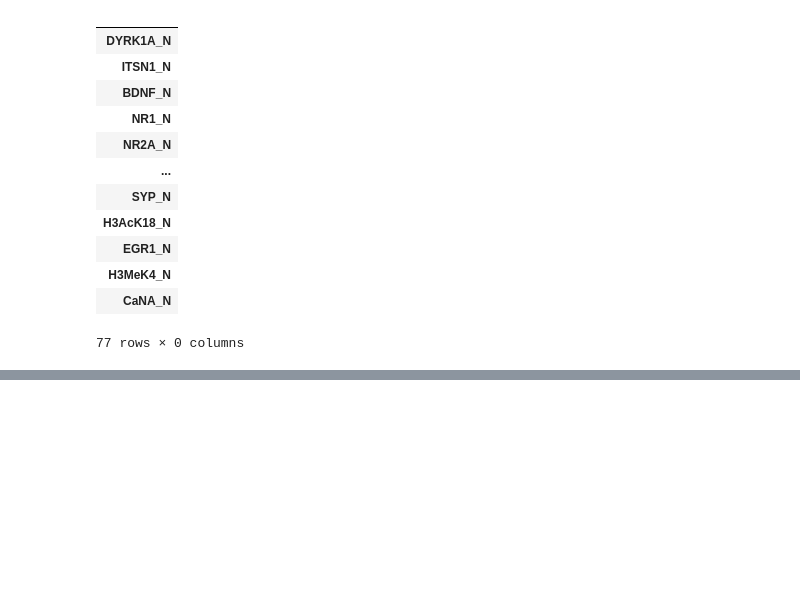
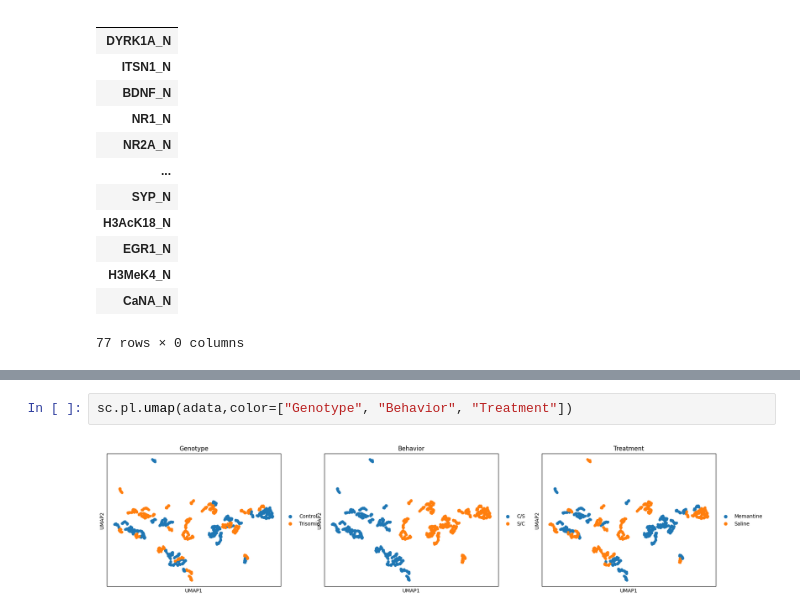
Before and after one commit to Neermita18/SystemsBiology, a Jupyter notebook: Mice_protein_expression.ipynb, the cells around one changed output, grey strips where cells are left out. Cells and saved outputs as stored; diff of their text form; blank space fills up the shorter version.

```diff
--- a/Mice_protein_expression.ipynb
+++ b/Mice_protein_expression.ipynb
@@ -405,0 +443,4 @@ adata.var
+# %%
+sc.pl.umap(adata,color=["Genotype", "Behavior", "Treatment"])
+# %% [output]
+[figure, added]
```
Also changed, not shown: parts of 13 cells of this notebook.
